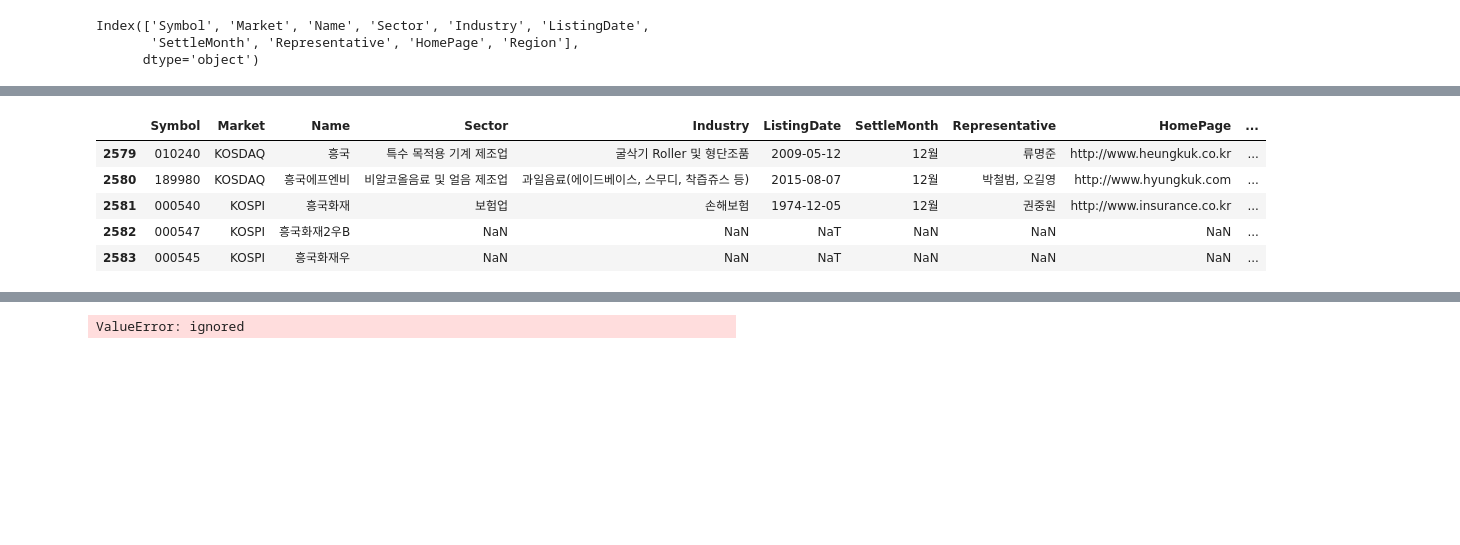
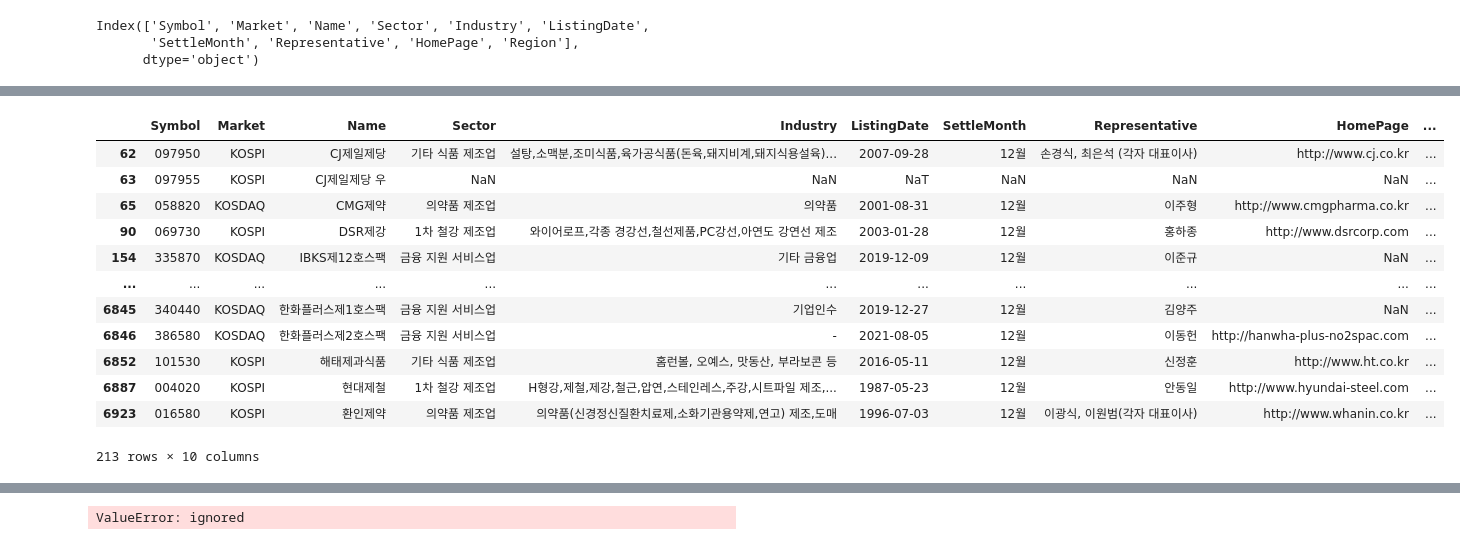
Before and after one commit to theplow-kwak/madi, a Jupyter notebook: 마디가.ipynb, the cells around one changed output, grey strips where cells are left out. Saved outputs shown, nothing was run; the diff lists cells and outputs as text; code cells hidden in the pictures; blank space fills up the shorter version.

```diff
--- a/마디가.ipynb
+++ b/마디가.ipynb
@@ -205,13 +205,20 @@ stock_codes.codes
 # %%
-str_expr = "Name.str.contains('{}')".format('흥국')
+str_expr = "Name.str.contains('{}')".format('제')
 df_krx.query(str_expr, engine='python')
 # %% [output]
 |  | Symbol | Market | Name | Sector | Industry | ListingDate | SettleMonth | Representative | HomePage | ... |
-| 2579 | 010240 | KOSDAQ | 흥국 | 특수 목적용 기계 제조업 | 굴삭기 Roller 및 형단조품 | 2009-05-12 | 12월 | 류명준 | http://www.heungkuk.co.kr | ... |
-| 2580 | 189980 | KOSDAQ | 흥국에프엔비 | 비알코올음료 및 얼음 제조업 | 과일음료(에이드베이스, 스무디, 착즙쥬스 등) | 2015-08-07 | 12월 | 박철범, 오길영 | http://www.hyungkuk.com | ... |
-| 2581 | 000540 | KOSPI | 흥국화재 | 보험업 | 손해보험 | 1974-12-05 | 12월 | 권중원 | http://www.insurance.co.kr | ... |
-| 2582 | 000547 | KOSPI | 흥국화재2우B | NaN | NaN | NaT | NaN | NaN | NaN | ... |
-| 2583 | 000545 | KOSPI | 흥국화재우 | NaN | NaN | NaT | NaN | NaN | NaN | ... |
+| 62 | 097950 | KOSPI | CJ제일제당 | 기타 식품 제조업 | 설탕,소맥분,조미식품,육가공식품(돈육,돼지비계,돼지식용설육)... | 2007-09-28 | 12월 | 손경식, 최은석 (각자 대표이사) | http://www.cj.co.kr | ... |
+| 63 | 097955 | KOSPI | CJ제일제당 우 | NaN | NaN | NaT | NaN | NaN | NaN | ... |
+| 65 | 058820 | KOSDAQ | CMG제약 | 의약품 제조업 | 의약품 | 2001-08-31 | 12월 | 이주형 | http://www.cmgpharma.co.kr | ... |
+| 90 | 069730 | KOSPI | DSR제강 | 1차 철강 제조업 | 와이어로프,각종 경강선,철선제품,PC강선,아연도 강연선 제조 | 2003-01-28 | 12월 | 홍하종 | http://www.dsrcorp.com | ... |
+| 154 | 335870 | KOSDAQ | IBKS제12호스팩 | 금융 지원 서비스업 | 기타 금융업 | 2019-12-09 | 12월 | 이준규 | NaN | ... |
+| ... | ... | ... | ... | ... | ... | ... | ... | ... | ... | ... |
+| 6845 | 340440 | KOSDAQ | 한화플러스제1호스팩 | 금융 지원 서비스업 | 기업인수 | 2019-12-27 | 12월 | 김양주 | NaN | ... |
+| 6846 | 386580 | KOSDAQ | 한화플러스제2호스팩 | 금융 지원 서비스업 | - | 2021-08-05 | 12월 | 이동헌 | http://hanwha-plus-no2spac.com | ... |
+| 6852 | 101530 | KOSPI | 해태제과식품 | 기타 식품 제조업 | 홈런볼, 오예스, 맛동산, 부라보콘 등 | 2016-05-11 | 12월 | 신정훈 | http://www.ht.co.kr | ... |
+| 6887 | 004020 | KOSPI | 현대제철 | 1차 철강 제조업 | H형강,제철,제강,철근,압연,스테인레스,주강,시트파일 제조,... | 1987-05-23 | 12월 | 안동일 | http://www.hyundai-steel.com | ... |
+| 6923 | 016580 | KOSPI | 환인제약 | 의약품 제조업 | 의약품(신경정신질환치료제,소화기관용약제,연고) 제조,도매 | 1996-07-03 | 12월 | 이광식, 이원범(각자 대표이사) | http://www.whanin.co.kr | ... |
+213 rows × 10 columns
 # %%
 df_krx.sort_values('Name')[['Market','Name','Symbol']].head(20)
 # %% [output]
```
Also changed, not shown: parts of 10 cells of this notebook, 4 other files.
